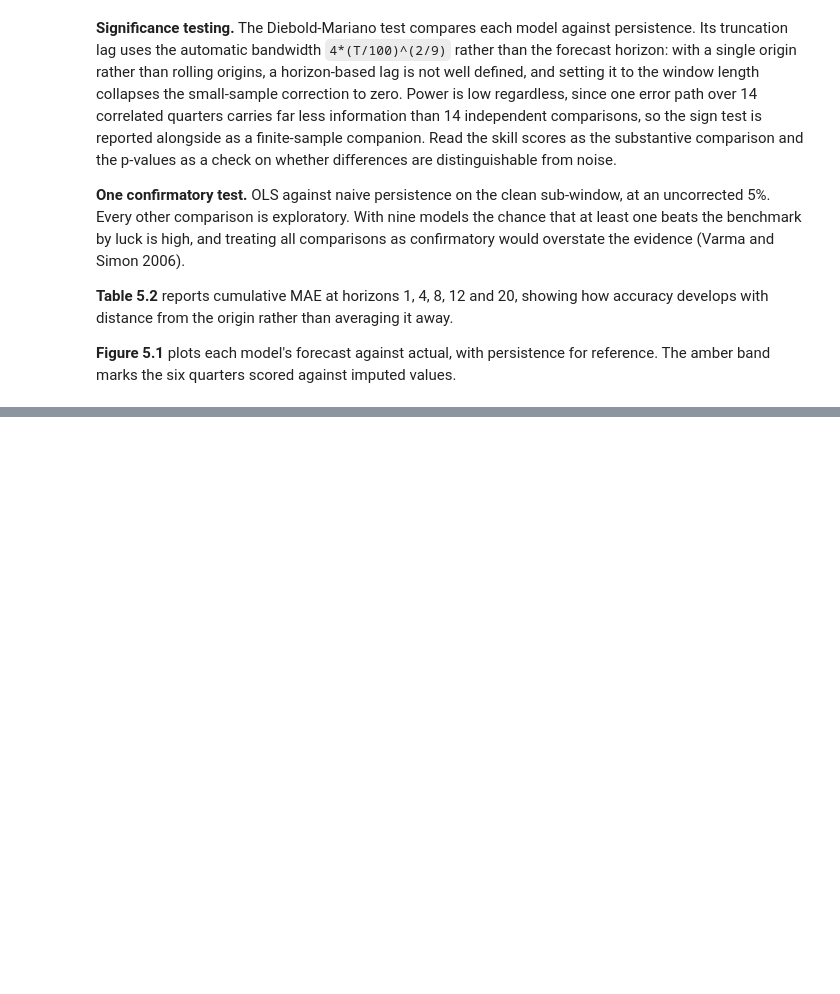
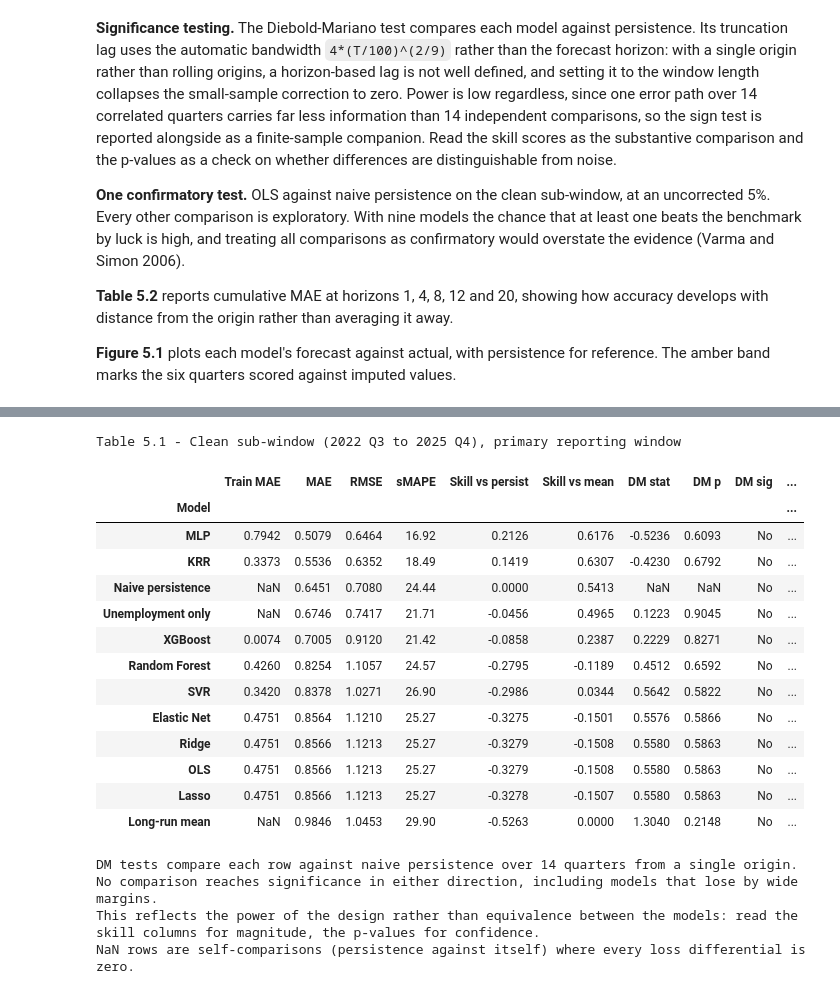
Before and after one commit to hogandan85/ST-498, a Jupyter notebook: Code/03b_Stage2_ML.ipynb, the cells around one changed output, grey strips where cells are left out. Cells and saved outputs as stored; diff of their text form; code cells hidden in the pictures; blank space fills up the shorter version.

```diff
--- a/Code/03b_Stage2_ML.ipynb
+++ b/Code/03b_Stage2_ML.ipynb
@@ -102,8 +102,12 @@ RED, GREEN, GREY  = '#C0392B', '#27AE60', '#7F8C8D'
 BLUE, LBLUE       = '#2E75B6', '#AED6F1'
 TEMPLATE = 'plotly_white'
 
-GITHUB_RAW     = 'https://raw.githubusercontent.com/hogandan85/ST-498/refs/heads/main/Data%20Collection'
-REGRESSOR_FILE = f'{GITHUB_RAW}/Stage1_final_regressors_US_Q.csv'
+DATA_DIR   = Path.cwd().parent / 'Data Collection'
+LOCAL_FILE = DATA_DIR / 'Stage1_final_regressors_US_Q.csv'
+GITHUB_RAW = 'https://raw.githubusercontent.com/hogandan85/ST-498/refs/heads/main/Data%20Collection'
+
+REGRESSOR_FILE = (LOCAL_FILE if LOCAL_FILE.exists()
+                  else f'{GITHUB_RAW}/Stage1_final_regressors_US_Q.csv')
 OUT_DIR        = Path.cwd().parent / 'Stage1_Outputs'
 
 TARGET     = 'us_delinquency_rate'
@@ -146,4 +150,5 @@ UNVALIDATED_STAGE_A = [
 ]
 
 print(f'Configuration loaded | {len(CANDIDATES)} primary candidates | seed {SEED}')
+print(f'Input: {"local" if LOCAL_FILE.exists() else "GitHub"} | {REGRESSOR_FILE}')
 print(f'Output directory: {OUT_DIR}')
@@ -1635,0 +1455,70 @@ print(f'shap {shap.__version__}')
+# %%
+# 5.3 - Table 5.1 metrics on both windows
+def metric_row(label, window, y, f, ref_persist, ref_mean):
+    wins, T, sign_p = sign_test(y, f, ref_persist)
+    dm  = dm_test(y, f, ref_persist)
+    err = np.asarray(y) - np.asarray(f)
+    lb  = acorr_ljungbox(err, lags=[min(4, len(err) // 2)], return_df=True)
+    tr  = (round(mae(results[label]['y_train'], results[label]['train_pred']), 4)
+           if label in results else np.nan)
+    return {'Model': label, 'Window': window,
+            'Train MAE': tr,
+            'MAE': round(mae(y, f), 4), 'RMSE': round(rmse(y, f), 4),
+            'sMAPE': round(smape(y, f), 2),
+            'Skill vs persist': round(skill(y, f, ref_persist, 'mae'), 4),
+            'Skill vs mean': round(skill(y, f, ref_mean, 'mse'), 4),
+            'LB p': round(lb['lb_pvalue'].iloc[0], 4),
+            'DM stat': dm['stat'], 'DM p': dm['p'],
+            'DM sig': 'Yes' if dm['sig'] else 'No',
+            'Sign': f'{wins}/{T}', 'Sign p': sign_p}
+
+WINDOWS = [('Full (20Q)', slice(None)), ('Clean (14Q)', clean_mask)]
+
+rows = []
+for name in MODEL_NAMES:
+    r = results[name]
+    for wlabel, m in WINDOWS:
+        rows.append(metric_row(name, wlabel, r['y_eval'][m], r['eval_pred'][m],
+                               bm_persist[m], bm_mean[m]))
+for bname, bpred in BENCHMARKS.items():
+    for wlabel, m in WINDOWS:
+        rows.append(metric_row(bname, wlabel, y_ev[m], bpred[m],
+                               bm_persist[m], bm_mean[m]))
+
+metrics_df = pd.DataFrame(rows)
+clean_tbl  = (metrics_df[metrics_df['Window'] == 'Clean (14Q)']
+              .sort_values('MAE').set_index('Model'))
+
+print('Table 5.1 - Clean sub-window (2022 Q3 to 2025 Q4), primary reporting window')
+display(clean_tbl[['Train MAE', 'MAE', 'RMSE', 'sMAPE', 'Skill vs persist',
+                   'Skill vs mean', 'DM stat', 'DM p', 'DM sig', 'Sign', 'Sign p']])
+
+n_clean = int(clean_mask.sum())
+print(f'\nDM tests compare each row against naive persistence over {n_clean} quarters '
+      f'from a single origin.')
+print('No comparison reaches significance in either direction, including models that '
+      'lose by wide margins.')
+print('This reflects the power of the design rather than equivalence between the '
+      'models: read the skill columns for magnitude, the p-values for confidence.')
+print('NaN rows are self-comparisons (persistence against itself) where every loss '
+      'differential is zero.')
+# %% [output]
+Table 5.1 - Clean sub-window (2022 Q3 to 2025 Q4), primary reporting window
+|  | Train MAE | MAE | RMSE | sMAPE | Skill vs persist | Skill vs mean | DM stat | DM p | DM sig | ... |
+| Model |  |  |  |  |  |  |  |  |  | ... |
+| MLP | 0.7942 | 0.5079 | 0.6464 | 16.92 | 0.2126 | 0.6176 | -0.5236 | 0.6093 | No | ... |
+| KRR | 0.3373 | 0.5536 | 0.6352 | 18.49 | 0.1419 | 0.6307 | -0.4230 | 0.6792 | No | ... |
+| Naive persistence | NaN | 0.6451 | 0.7080 | 24.44 | 0.0000 | 0.5413 | NaN | NaN | No | ... |
+| Unemployment only | NaN | 0.6746 | 0.7417 | 21.71 | -0.0456 | 0.4965 | 0.1223 | 0.9045 | No | ... |
+| XGBoost | 0.0074 | 0.7005 | 0.9120 | 21.42 | -0.0858 | 0.2387 | 0.2229 | 0.8271 | No | ... |
+| Random Forest | 0.4260 | 0.8254 | 1.1057 | 24.57 | -0.2795 | -0.1189 | 0.4512 | 0.6592 | No | ... |
+| SVR | 0.3420 | 0.8378 | 1.0271 | 26.90 | -0.2986 | 0.0344 | 0.5642 | 0.5822 | No | ... |
+| Elastic Net | 0.4751 | 0.8564 | 1.1210 | 25.27 | -0.3275 | -0.1501 | 0.5576 | 0.5866 | No | ... |
+| Ridge | 0.4751 | 0.8566 | 1.1213 | 25.27 | -0.3279 | -0.1508 | 0.5580 | 0.5863 | No | ... |
+| OLS | 0.4751 | 0.8566 | 1.1213 | 25.27 | -0.3279 | -0.1508 | 0.5580 | 0.5863 | No | ... |
+| Lasso | 0.4751 | 0.8566 | 1.1213 | 25.27 | -0.3278 | -0.1507 | 0.5580 | 0.5863 | No | ... |
+| Long-run mean | NaN | 0.9846 | 1.0453 | 29.90 | -0.5263 | 0.0000 | 1.3040 | 0.2148 | No | ... |
+DM tests compare each row against naive persistence over 14 quarters from a single origin.
+No comparison reaches significance in either direction, including models that lose by wide margins.
+This reflects the power of the design rather than equivalence between the models: read the skill columns for magnitude, the p-values for confidence.
+NaN rows are self-comparisons (persistence against itself) where every loss differential is zero.
```
Also changed, not shown: parts of 60 cells of this notebook.
